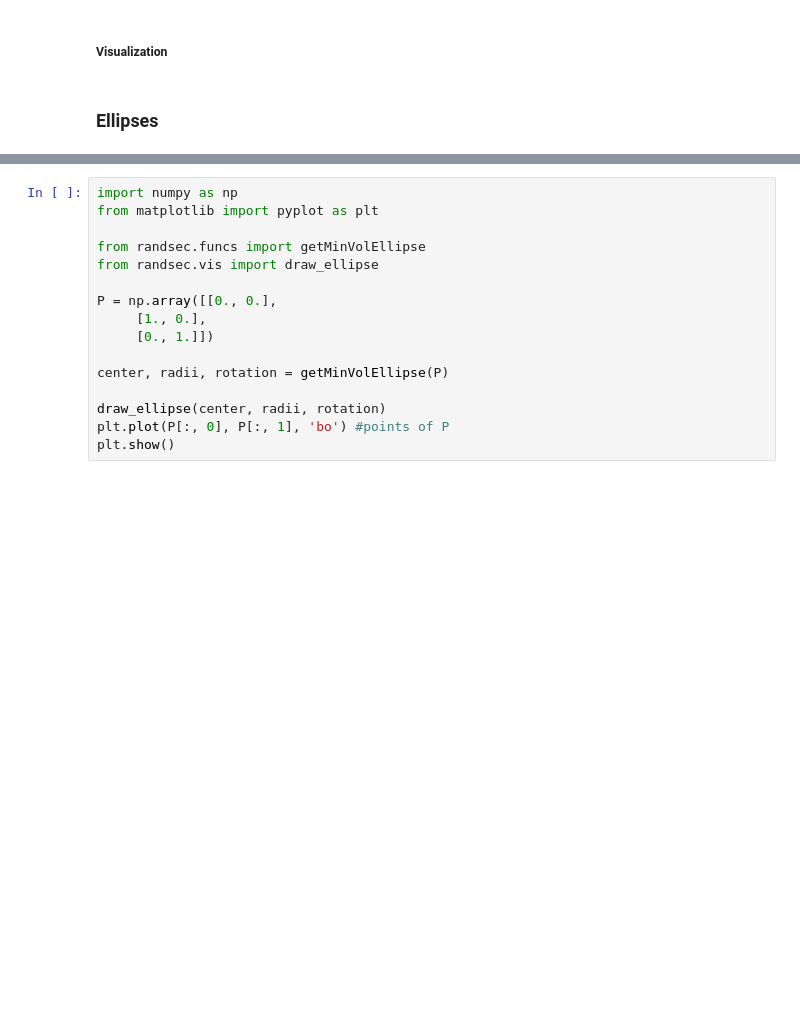
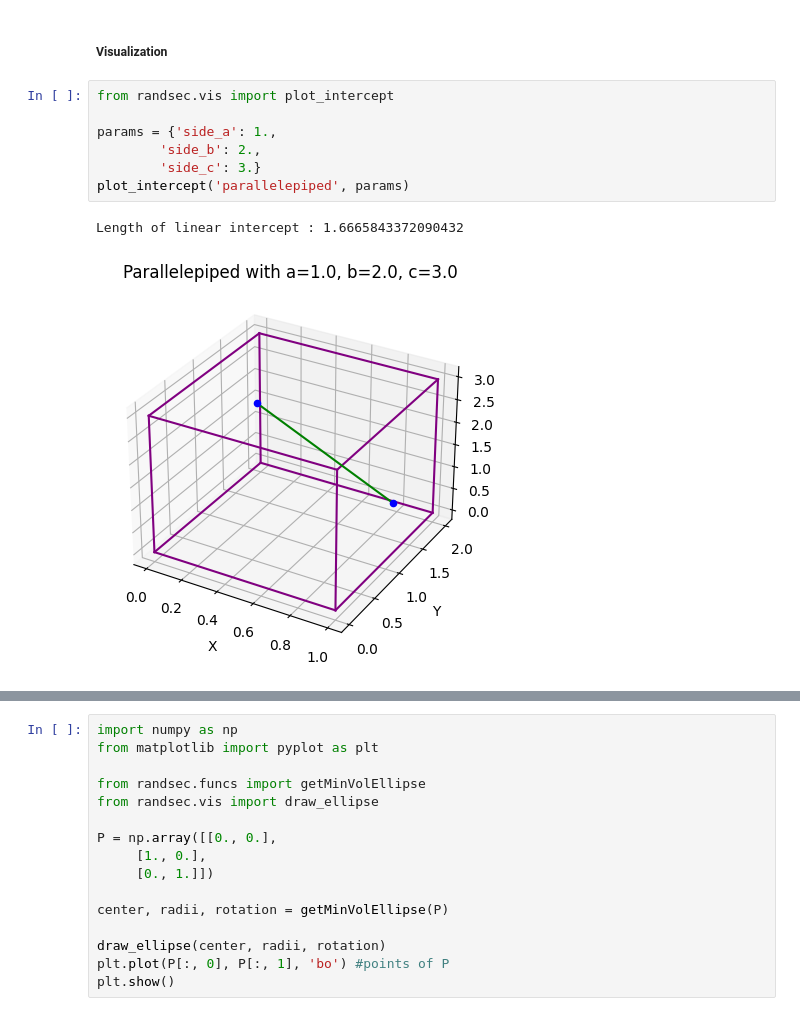
Before and after one commit to lizaconst/RandomSections, a Jupyter notebook: example.ipynb, the cells around one changed output, grey strips where cells are left out. Cells and saved outputs as stored; diff of their text form; blank space fills up the shorter version.

```diff
--- a/example.ipynb
+++ b/example.ipynb
@@ -268,4 +331,12 @@ generate_linear_intersept(polyhedron=Parallelepiped(**params))
 # %% [markdown]
 ##### Visualization
-# %% [markdown]
-### Ellipses
+# %%
+from randsec.vis import plot_intercept
+
+params = {'side_a': 1.,
+        'side_b': 2.,
+        'side_c': 3.}
+plot_intercept('parallelepiped', params)
+# %% [output]
+Length of linear intercept : 1.6665843372090432
+[figure, added]
```
Also changed, not shown: parts of 29 cells of this notebook, 2 other files.
